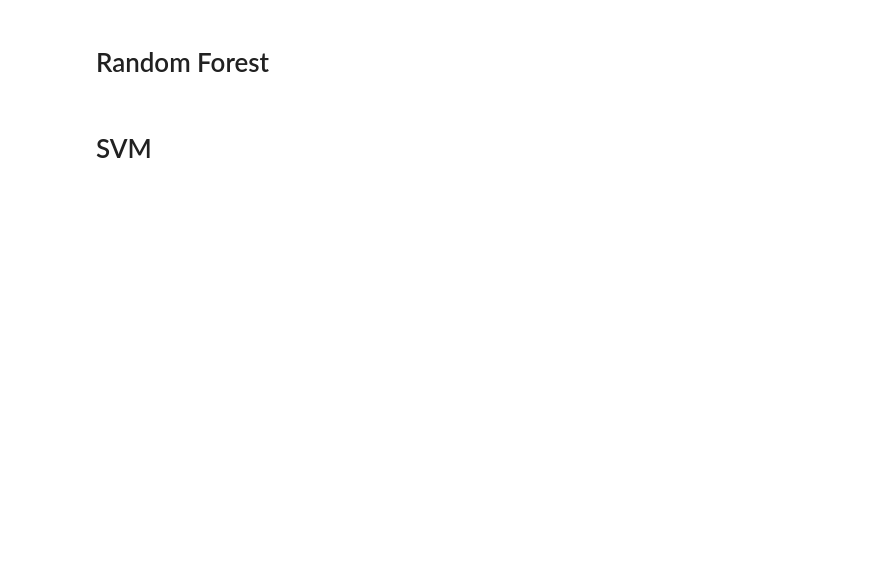
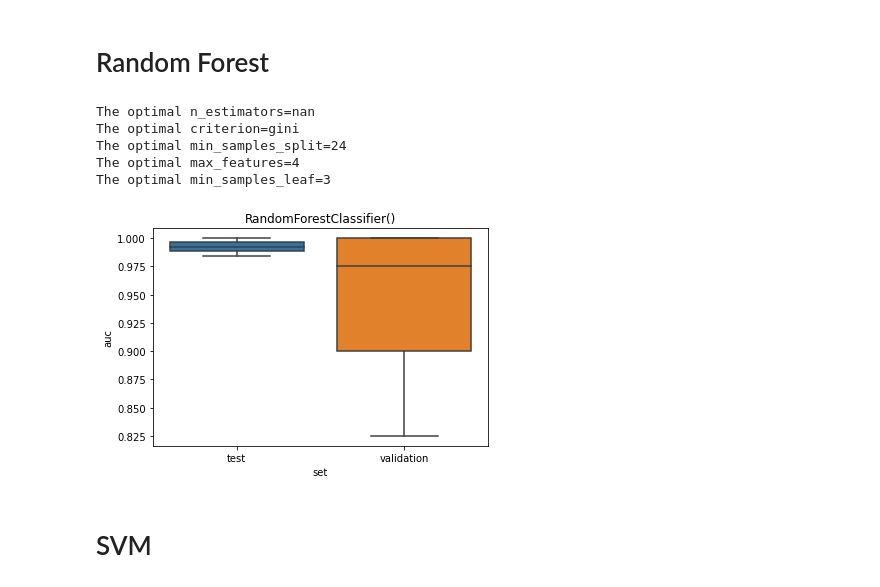
Before and after one commit to naomiverkerk/TM10007, a Jupyter notebook: Okedezefile.ipynb, the cells around one changed output. Drawn from its saved outputs; the diff is of its cells as text; code cells hidden in the pictures; blank space fills up the shorter version.

```diff
--- a/Okedezefile.ipynb
+++ b/Okedezefile.ipynb
@@ -472,38 +490,50 @@ for train_index, validation_index, in cv_10fold.split(X_train, Y_train):
         "min_samples_split": clf.min_samples_split,
         "max_features": clf.max_features,
         "min_samples_leaf": clf.min_samples_leaf,
+        "n_estimators" : clf.n_estimators,
         'set': 'test'
     })
 
     # Test the classifier on the validation data
     probabilities_validation = clf.predict_proba(X_validation_CV)
     scores_validation = probabilities_validation[:, 1]
 
     # Get the auc
     auc_validation = metrics.roc_auc_score(Y_validation_CV, scores_validation)
     results.append({
         'auc': auc_validation,
         "criterion": clf.criterion,
         "min_samples_split": clf.min_samples_split,
         "max_features": clf.max_features,
         "min_samples_leaf": clf.min_samples_leaf,
+        "n_estimators" : clf.n_estimators,
         'set': 'validation'
+
     })
+
+
 
 #Create results dataframe and plot it
 results = pd.DataFrame(results)
 sns.boxplot(y='auc', x='set', data=results).set_title(f'{clf_list[3]}')
 
 optimal_parameter = []
 parameter_keys = list(parameters.keys())
 
 for item in parameter_keys:
     best_item = []
     for i in list(range(0,10,2)):
         best_item.append(results[item][i])
 
     optimal_parameter.append(statistics.median(best_item))
     print(f"The optimal {item}={optimal_parameter[-1]}")
+# %% [output]
+The optimal n_estimators=nan
+The optimal criterion=gini
+The optimal min_samples_split=24
+The optimal max_features=4
+The optimal min_samples_leaf=3
+[figure, added]
 # %% [markdown]
 # SVM
 # %%
```
Also changed, not shown: parts of 6 cells of this notebook.
